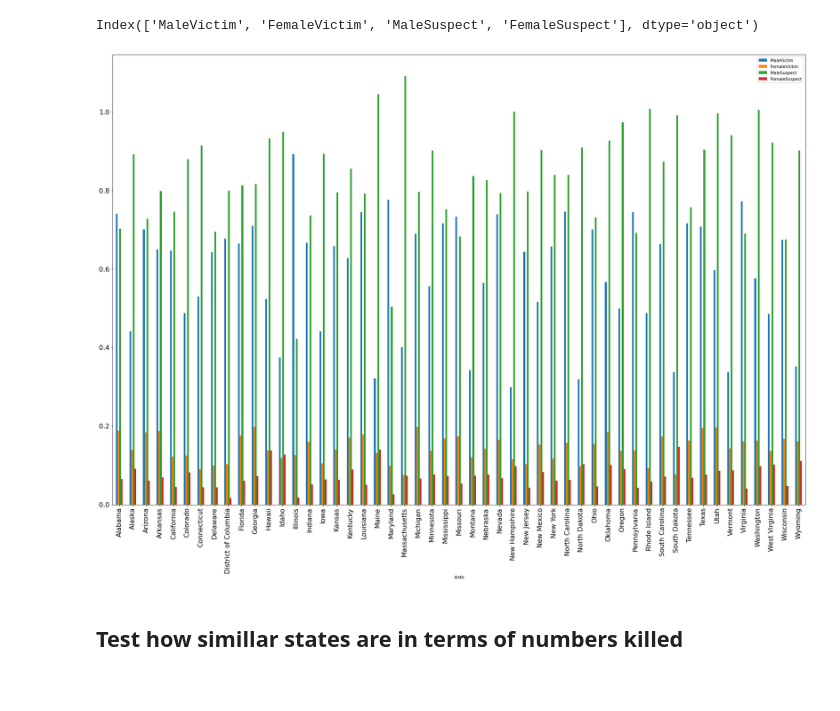
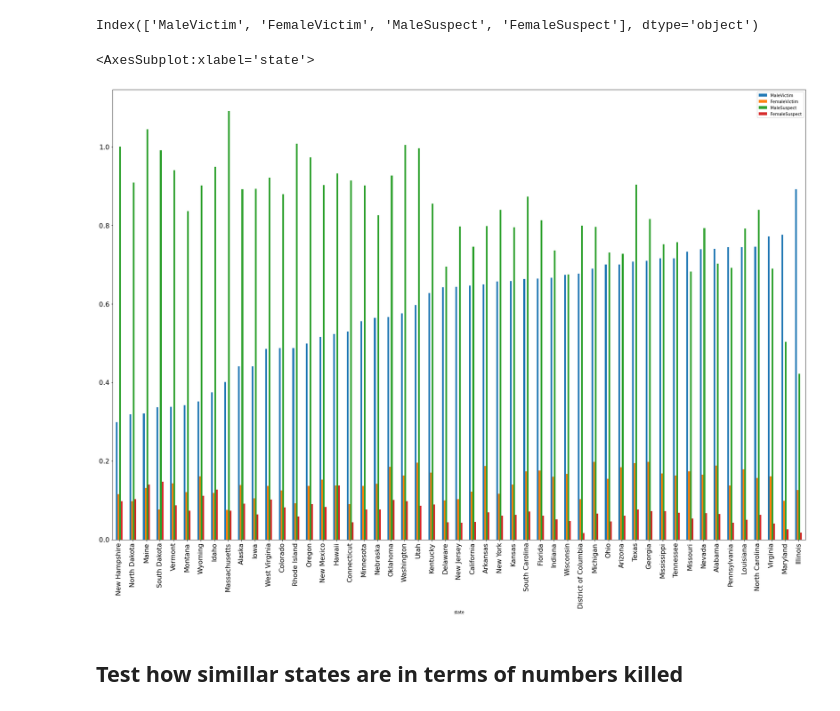
Before and after one commit to ErfanFaneian/580_final, a Jupyter notebook: gun_violance_EDA.ipynb, the cells around one changed output. Cells and saved outputs as stored; diff of their text form; code cells hidden in the pictures.

```diff
--- a/gun_violance_EDA.ipynb
+++ b/gun_violance_EDA.ipynb
@@ -380,6 +379,6 @@ Index(['incident_id', 'date', 'state', 'city_or_county', 'n_killed',
       dtype='object')
 # %%
-df3 = df2[['state','n_killed','n_injured','primary_characteristic','MaleVictim', 'FealeVictim',
+df3 = df2[['state','n_killed','n_injured','primary_characteristic','MaleVictim',
        'MaleSuspect', 'FemaleSuspect', 'ChildVictim', 'ChildSuspect',
        'TeenVictim', 'TeenSuspect', 'AdultVictim', 'AdultSuspect',
        'FemaleVictim']]
@@ -401,9 +400,11 @@ df4.columns
 # %% [output]
 Index(['MaleVictim', 'FemaleVictim', 'MaleSuspect', 'FemaleSuspect'], dtype='object')
 # %%
-axes = df4.plot.bar(rot=90, figsize=(30,20), fontsize=16)
+#axes = df4.plot.bar(rot=90, figsize=(30,20), fontsize=16)
+df4.sort_values(["MaleVictim", "FemaleVictim"]).plot.bar( figsize=(30,20),fontsize=16)
 # %% [output]
+<AxesSubplot:xlabel='state'>
-[figure, old version]
+[figure, new version]
 # %% [markdown]
 ## Test how simillar states are in terms of numbers killed
 # %%
```
Also changed, not shown: parts of 15 cells of this notebook.
